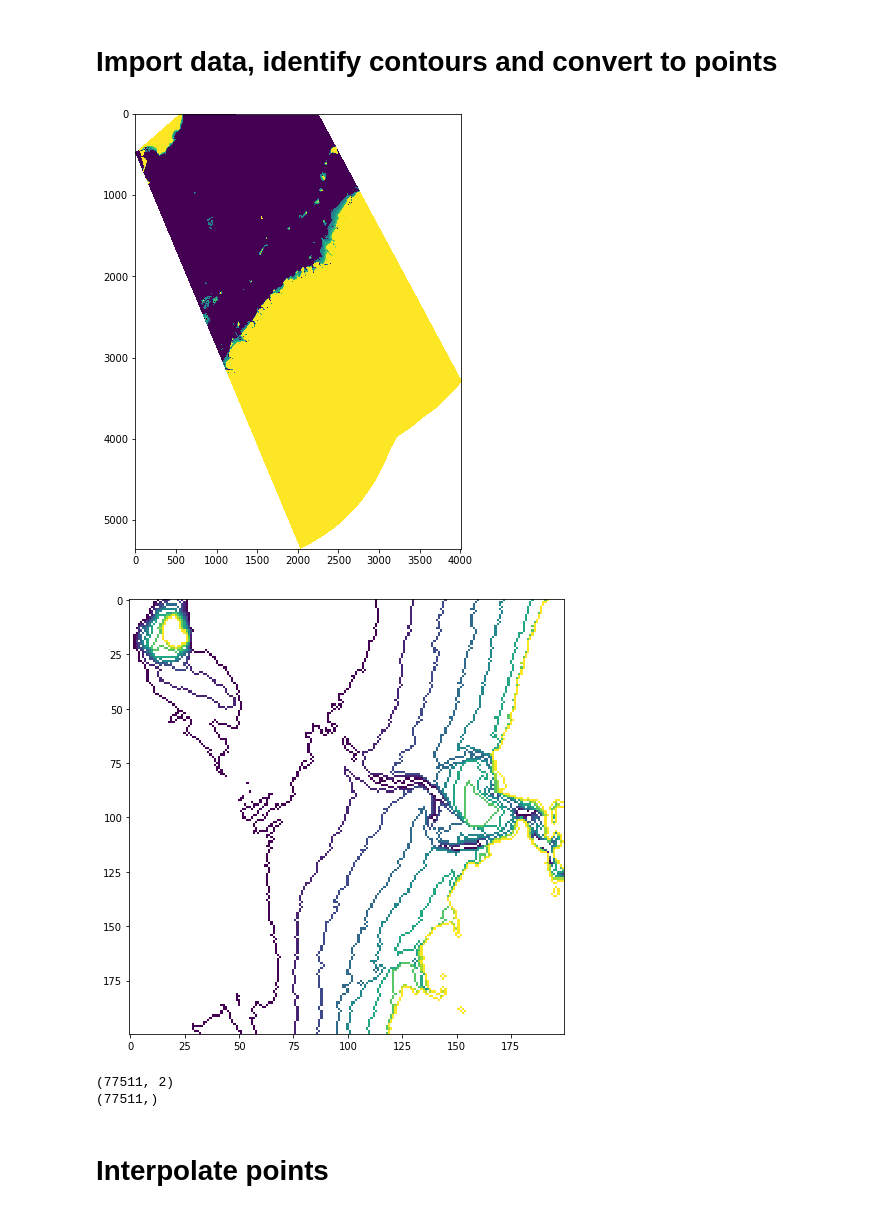
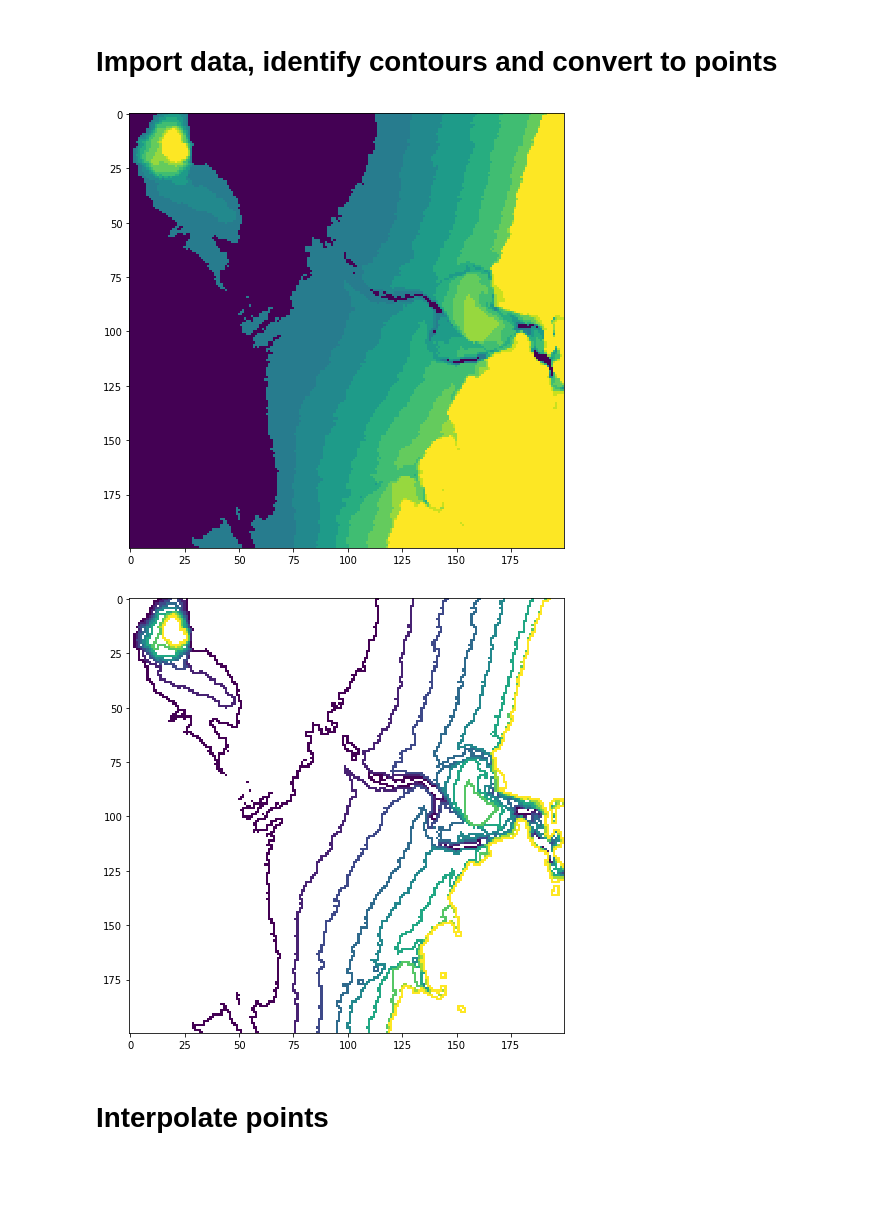
Before and after one commit to robbibt/nidem_visualisations, a Jupyter notebook: item_dem.ipynb, the cells around one changed output. Cells and saved outputs as stored; diff of their text form; code cells hidden in the pictures; blank space fills up the shorter version.

```diff
--- a/item_dem.ipynb
+++ b/item_dem.ipynb
@@ -55,47 +55,52 @@ geotrans = src_ds.GetGeoTransform()
 
 # Set nodata to NaN, and force 0 values to a low negative to allow contour extraction
 srcarray[srcarray == -6666] = np.nan
 srcarray[srcarray == 0] = -3000
 plt.figure(figsize = (8, 8))
-plt.imshow(srcarray)  #[1300:1500,2300:2500]
+plt.imshow(srcarray[1300:1500,2300:2500])
 plt.show()
 
 # Erode background to fix differences at plot edge
 background = np.isfinite(srcarray)
 background_eroded = scipy.ndimage.binary_erosion(background)
 
 # Compute local minima and subtract from source array to identify contours
-neighborhood = morphology.generate_binary_structure(len(srcarray.shape), 1)
+neighborhood = morphology.generate_binary_structure(len(srcarray.shape), 2)
 local_minima = filters.minimum_filter(srcarray, footprint = neighborhood)
 local_minima = (srcarray - local_minima) != 0
 local_minima[~background_eroded] = 0
+
+# # Temp solution for adding in highest class
+# max_class = srcarray == np.nanmax(srcarray)
+# test = filters.maximum_filter(max_class, footprint = neighborhood)
+# test = (max_class - test) != 0
+# plt.imshow(test[1300:1500,2300:2500])
+# plt.show()
+# local_minima[test] = 1
+# local_minima[srcarray == -3000] = 0
 
 # Return only input ITEM offset data for non-background and local minima areas
 srcarray[~local_minima] = np.nan
 plt.figure(figsize = (8, 8))
 plt.imshow(srcarray[1300:1500,2300:2500])
 plt.show()
 
-# # Export to file
-# write_geotiff(fname = "test4.tif",
-#               data = srcarray,
-#               geo_transform = geotrans,
-#               projection = prj,
-#               nodata_val = 0)
+# Export to file
+write_geotiff(fname = "test_contours.tif",
+              data = srcarray,
+              geo_transform = geotrans,
+              projection = prj,
+              nodata_val = 0)
 
 # Convert cells to points
 y_inds, x_inds = np.nonzero(local_minima)
 centroids = [(y_ind * y_size + upleft_y + (y_size / 2),
               x_ind * x_size + upleft_x + (x_size / 2)) for (y_ind, x_ind) in zip(y_inds, x_inds)]
 points = np.array(centroids)
 values = srcarray[local_minima]
-print(points.shape)
-print(values.shape)
 # %% [output]
-[figure, old version]
+[figure, new version]
-[figure, old version]
+[figure, new version]
-(77511, 2)
-(77511,)
 # %% [markdown]
 # Interpolate points
 # %%
```
Also changed, not shown: parts of 1 cell of this notebook.
